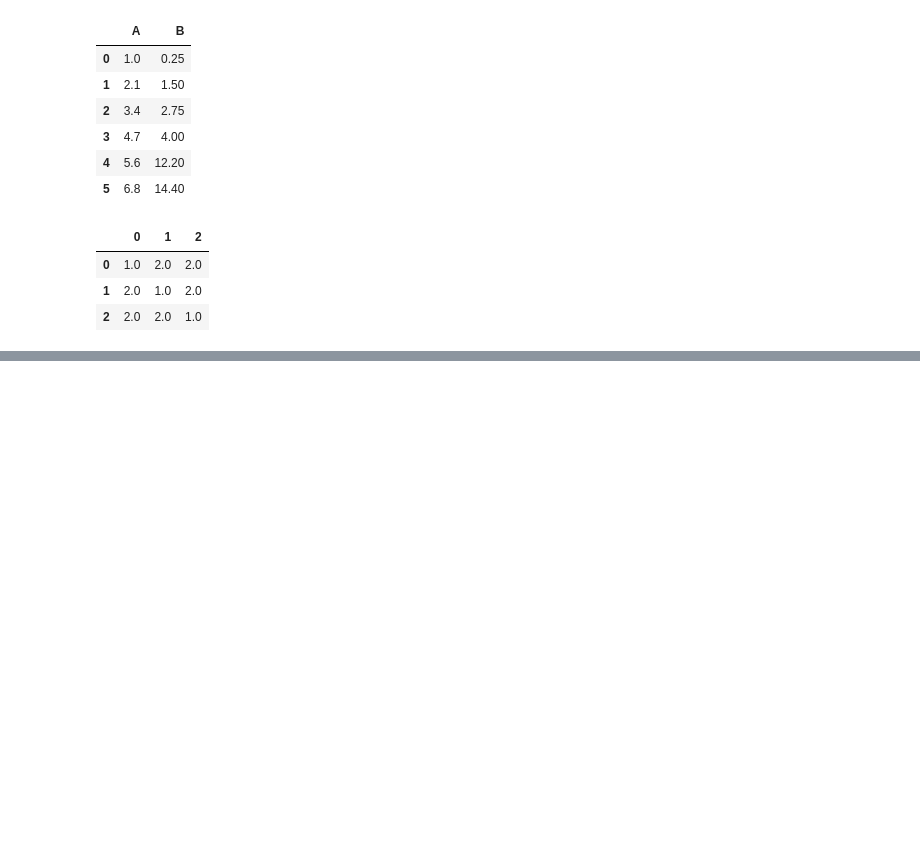
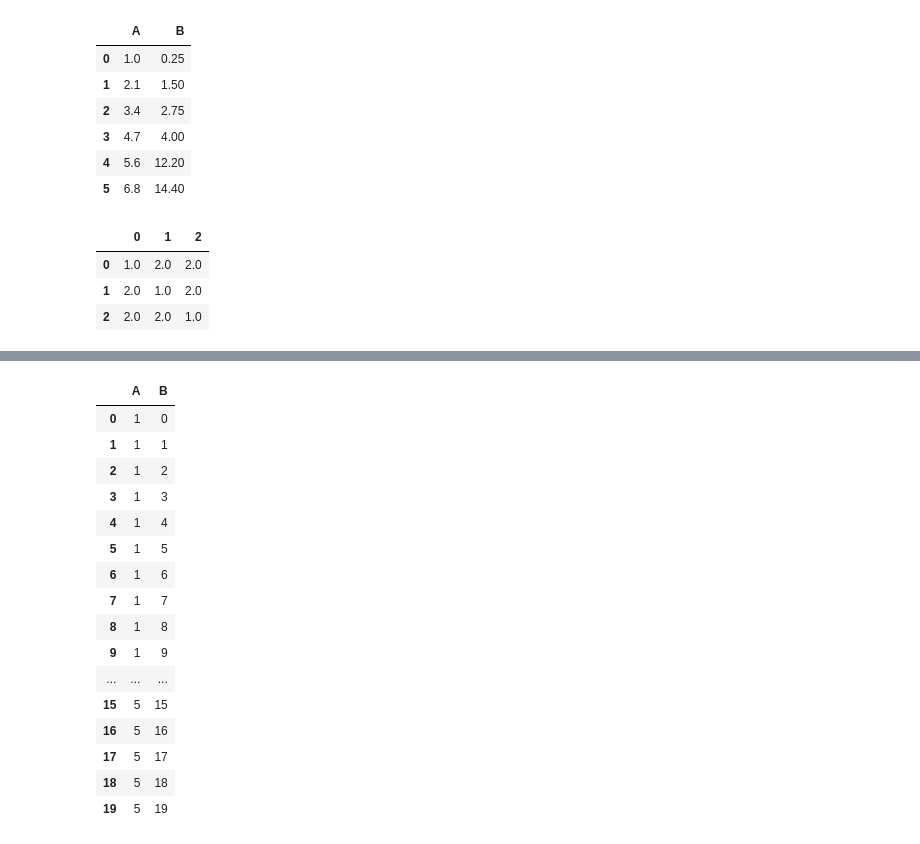
Before and after one commit to ubsingh9/Data-Structure-Numpy-Pandas, a Jupyter notebook: Pandas_basics.ipynb, the cells around one changed output, grey strips where cells are left out. Cells and saved outputs as stored; diff of their text form; code cells hidden in the pictures; blank space fills up the shorter version.

```diff
--- a/Pandas_basics.ipynb
+++ b/Pandas_basics.ipynb
@@ -1373,0 +1592,22 @@ df_filled
+# %%
+df_re = pd.DataFrame({"A": [1] * 10 + [5] * 10, "B": np.arange(20)})
+# %%
+df_re
+# %% [output]
+|  | A | B |
+| 0 | 1 | 0 |
+| 1 | 1 | 1 |
+| 2 | 1 | 2 |
+| 3 | 1 | 3 |
+| 4 | 1 | 4 |
+| 5 | 1 | 5 |
+| 6 | 1 | 6 |
+| 7 | 1 | 7 |
+| 8 | 1 | 8 |
+| 9 | 1 | 9 |
+| ... | ... | ... |
+| 15 | 5 | 15 |
+| 16 | 5 | 16 |
+| 17 | 5 | 17 |
+| 18 | 5 | 18 |
+| 19 | 5 | 19 |
```
Also changed, not shown: parts of 56 cells of this notebook.
